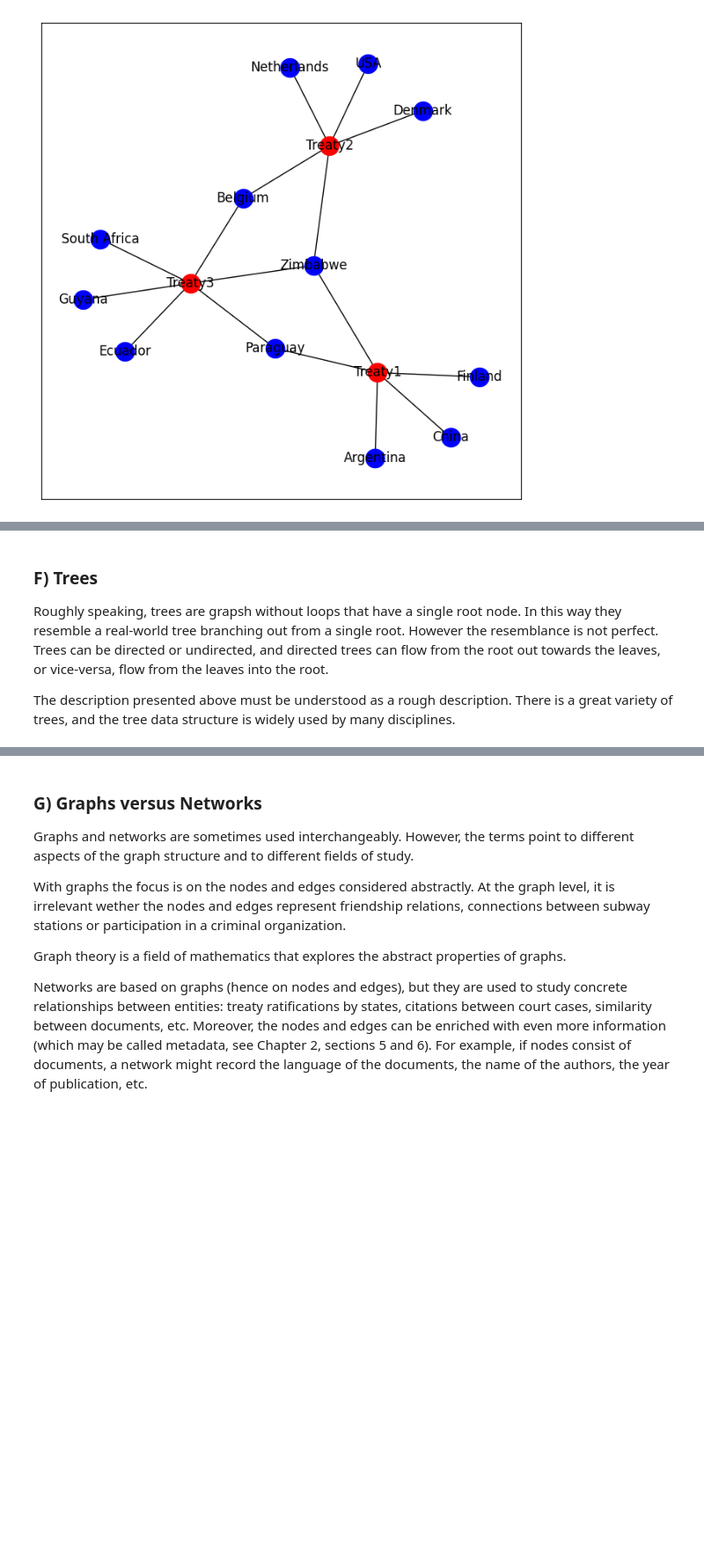
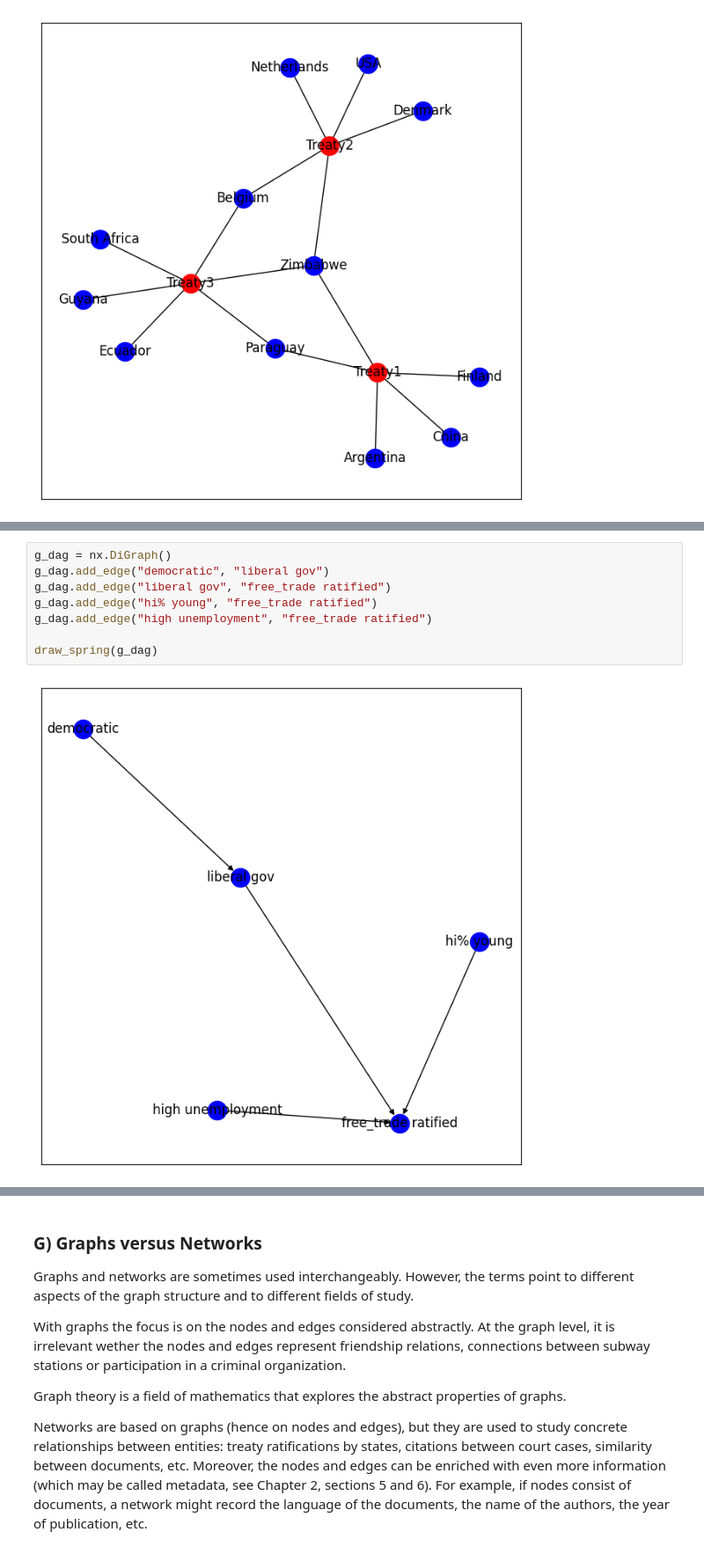
Before and after one commit to maastrichtlawtech/legalnetworkanalysis_textbook, a Jupyter notebook: Chapter_1_Introduction.ipynb, the cells around one changed output, grey strips where cells are left out. Shown at 88% size. Cells and saved outputs as stored; diff of their text form; blank space fills up the shorter version.

```diff
--- a/Chapter_1_Introduction.ipynb
+++ b/Chapter_1_Introduction.ipynb
@@ -152,6 +158,10 @@ DAGs however are important in some areas of research. For example, DAGs are used
-# %% [markdown]
-### F) Trees
-
-Roughly speaking, trees are grapsh without loops that have a single root node. In this way they resemble a real-world tree branching out from a single root. However the resemblance is not perfect. Trees can be directed or undirected, and directed trees can flow from the root out towards the leaves, or vice-versa, flow from the leaves into the root.
-
-The description presented above must be understood as a rough description. There is a great variety of trees, and the tree data structure is widely used by many disciplines.
+# %%
+g_dag = nx.DiGraph()
+g_dag.add_edge("democratic", "liberal gov")
+g_dag.add_edge("liberal gov", "free_trade ratified")
+g_dag.add_edge("hi% young", "free_trade ratified")
+g_dag.add_edge("high unemployment", "free_trade ratified")
+
+draw_spring(g_dag)
+# %% [output]
+[figure, added]
```
Also changed, not shown: parts of 4 cells of this notebook, 2 other files.
